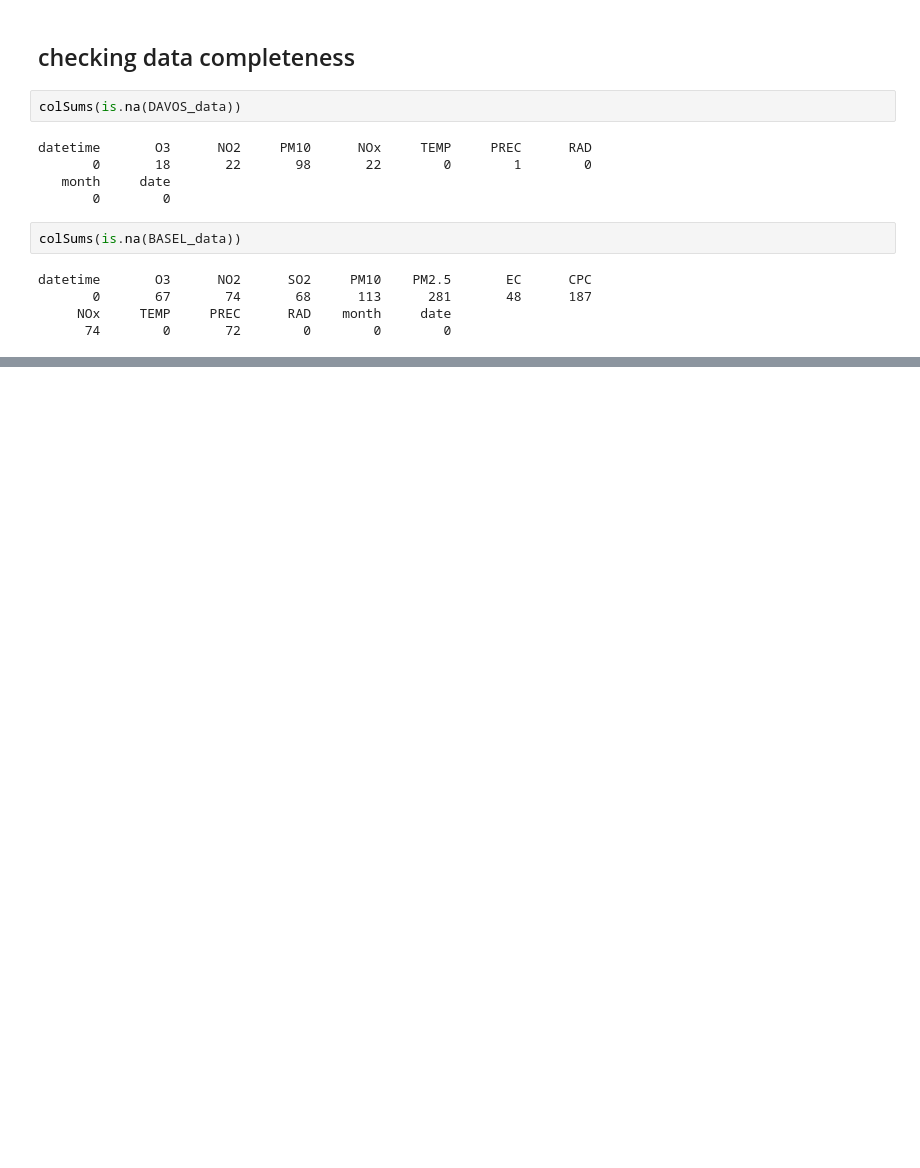
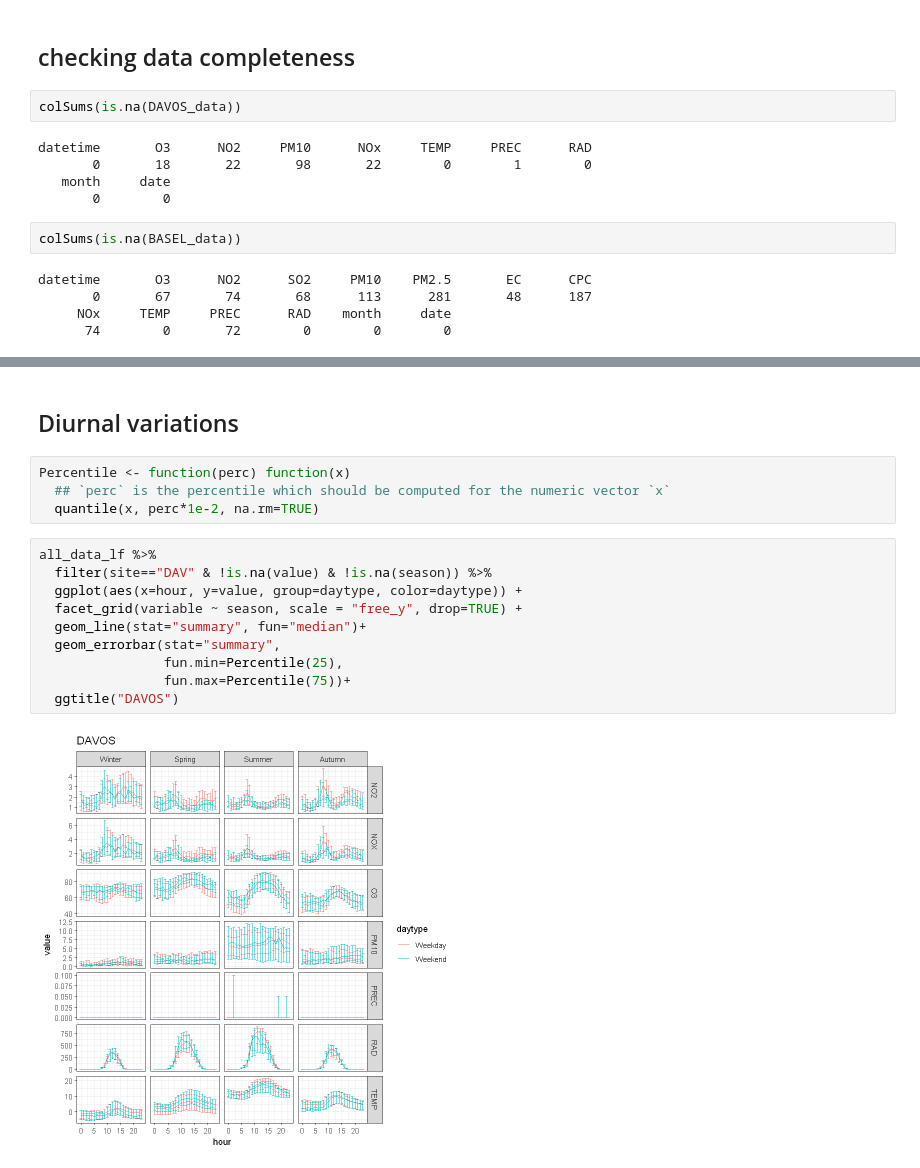
Before and after one commit to matheogodenzi/Air_pollution, a Jupyter notebook: Discovering_data.ipynb, the cells around one changed output, grey strips where cells are left out. Saved outputs shown, nothing was run; the diff lists cells and outputs as text; blank space fills up the shorter version.

```diff
--- a/Discovering_data.ipynb
+++ b/Discovering_data.ipynb
@@ -473,0 +476,18 @@ lf %>%
+# %% [markdown]
+## Diurnal variations
+# %%
+Percentile <- function(perc) function(x)
+  ## `perc` is the percentile which should be computed for the numeric vector `x`
+  quantile(x, perc*1e-2, na.rm=TRUE)
+# %%
+all_data_lf %>%
+  filter(site=="DAV" & !is.na(value) & !is.na(season)) %>%
+  ggplot(aes(x=hour, y=value, group=daytype, color=daytype)) +
+  facet_grid(variable ~ season, scale = "free_y", drop=TRUE) +
+  geom_line(stat="summary", fun="median")+
+  geom_errorbar(stat="summary",
+                fun.min=Percentile(25),
+                fun.max=Percentile(75))+
+  ggtitle("DAVOS")
+# %% [output]
+[figure, added]
```
Also changed, not shown: parts of 15 cells of this notebook, 1 other file.
